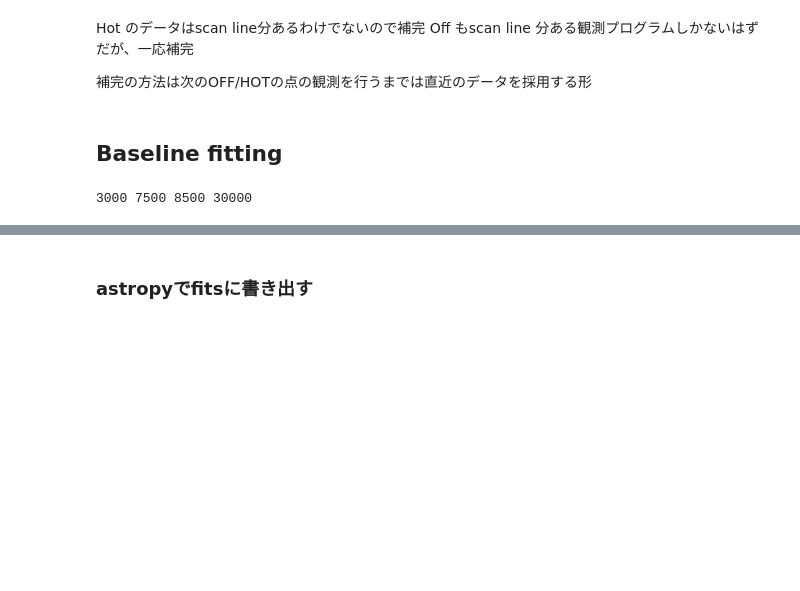
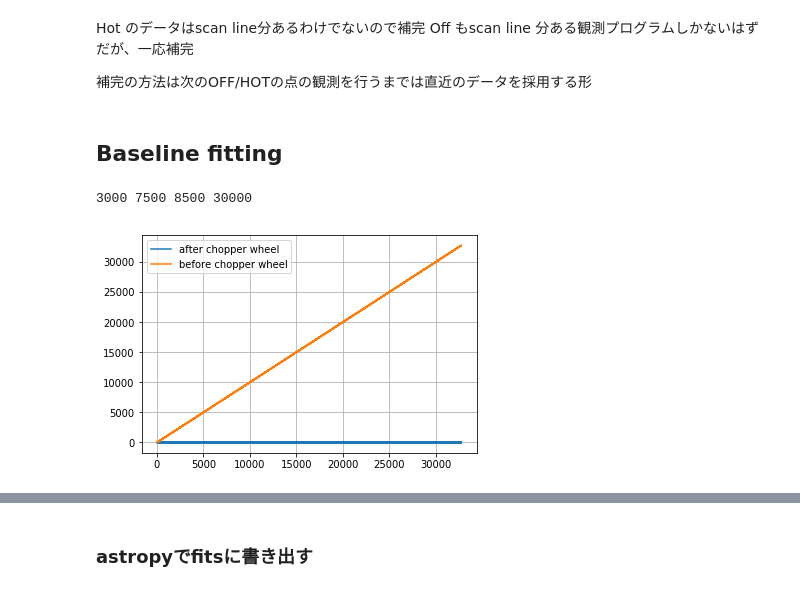
Before and after one commit to nanten2/analy_n2data, a Jupyter notebook: notebook/Position_Switch.ipynb, the cells around one changed output, grey strips where cells are left out. Drawn from its saved outputs; the diff is of its cells as text; code cells hidden in the pictures; blank space fills up the shorter version.

```diff
--- a/notebook/Position_Switch.ipynb
+++ b/notebook/Position_Switch.ipynb
@@ -262,15 +225,0 @@ for i in tqdm(range(max_scannum)):
-# %%
-# ###Choper wheel
-
-@numba.jit
-def chopper_wheel(on_index, scan_num, temprature = 300):
-    #scan_num = n[on_index]["scan_num"]
-    #Tastar = (array_data[on_index] - offdata[scan_num])/(hotdata[scan_num] - offdata[scan_num]) * temprature
-    Tastar = (array_data[on_index] - offdata[0])/(hotdata[0] - offdata[0]) * temprature#test, this will be deleted（hotdata, offdata[0]しかつかってない！）
-    return Tastar
-
-def calc(i):#on点をscan indexでmaskしchopper wheelする
-    mask = scan_num == i#特定のscannumのindexを抜き出す
-    index = numpy.where(mask == True)#特定のscannumのindex変数
-    c = numpy.intersect1d(index[0], onindex[0])
-    return [[j, chopper_wheel(j, i, cabin_temp[i])] for j in c]###j= index
@@ -318,38 +247,39 @@ def f(x, a, b, c):
 def  baseline_fitting(arr_x, arr_y, index1, index2, index3, index4):
     tmpdata_y1 = arr_y[index1:index2]
     tmpdata_y2 = arr_y[index3:index4]
     tmpdata_x1 = arr_x[index1:index2]
     tmpdata_x2 = arr_x[index3:index4]
     x = numpy.concatenate([tmpdata_x1, tmpdata_x2])
     y = numpy.concatenate([tmpdata_y1, tmpdata_y2])
     param = numpy.polyfit(x, y, 2)
     arr_y = arr_y - f(arr_x, *param)
     return arr_y
 
 #ch
 xindex = numpy.linspace(0, 32768, 32768)
 
 #baseline fitting index
 index1 = int(start)
 index2 = int(center - width/2)
 index3 = int(center + width/2)
 index4 = int(end)
 print(index1, index2, index3, index4)
 
 testoffset = numpy.linspace(1, 32768, 32768)
 
-for i in tqdm(data_on.keys()):
-    data_on[i] = data_on[i] + testoffset#ベースラインフィッティングできているかの確認のため
-    origin = data_on[i]#for debug, this will be deleted
-    data_on[i] = baseline_fitting(data_on[i], xindex, index1, index2, index3, index4)
+for i in tqdm(range(len(chdata))):
+    chdata[i] = chdata[i] + testoffset#ベースラインフィッティングできているかの確認のため
+    origin = chdata[i]#for debug, this will be deleted
+    chdata[i] = baseline_fitting(chdata[i], xindex, index1, index2, index3, index4)
 
 
-plt.plot(data_on[i], label="after chopper wheel")#after chopper wheel
+plt.plot(chdata[i], label="after chopper wheel")#after chopper wheel
 plt.plot(origin, label="before chopper wheel")#before chopper wheel
 plt.legend()
 plt.grid()
 # %% [output]
 3000 7500 8500 30000
+[figure, added]
 # %%
 #plt.plot(data_on[i], label="after chopper wheel")#after chopper wheel
 %matplotlib inline
```
Also changed, not shown: parts of 20 cells of this notebook, 2 other files.
